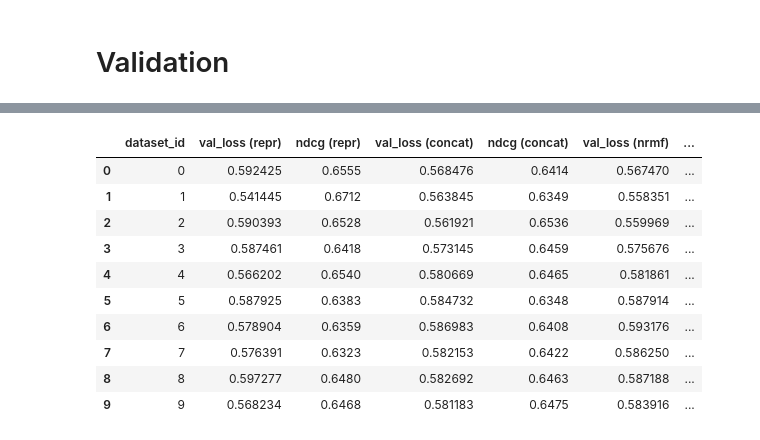
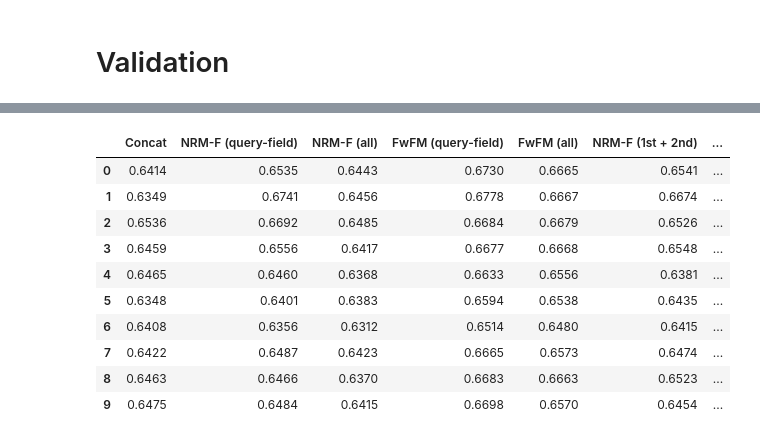
Before and after one commit to rejasupotaro/feature-interactions-in-document-ranking, a Jupyter notebook: notebooks/validation_cookpad.ipynb, the cells around one changed output, grey strips where cells are left out. Drawn from its saved outputs; the diff is of its cells as text; code cells hidden in the pictures.

```diff
--- a/notebooks/validation_cookpad.ipynb
+++ b/notebooks/validation_cookpad.ipynb
@@ -77,22 +33,34 @@ def validate(df, target, models, column_names=None):
 # %%
+results_dir = '../data/results'
+dataset = 'cookpad'
+
+def read_csv(model_name):
+    return pd.read_csv(
+        f'{results_dir}/{dataset}_{model_name}_results.csv',
+        usecols=['model', 'ndcg']
+    )
+
 dfs = []
-for model_name in ['repr', 'concat', 'nrmf', 'nrmf_all', 'fwfm', 'fwfm_all', 'nrmf_with_1st', 'fwfm_without_1st', 'fwfm_selected']:
+for model_name, display_name in zip(
+    ['concat', 'nrmf', 'nrmf_all', 'fwfm', 'fwfm_all', 'nrmf_with_1st', 'fwfm_without_1st', 'fwfm_selected'],
+    ['Concat', 'NRM-F (query-field)', 'NRM-F (all)', 'FwFM (query-field)', 'FwFM (all)', 'NRM-F (1st + 2nd)', 'FwFM (2nd)', 'FwFM (selected)'],
+):
     df = read_csv(model_name)
-    df.rename(columns={'ndcg': f'ndcg ({model_name})', 'val_loss': f'val_loss ({model_name})'}, inplace=True)
+    df.rename(columns={'ndcg': display_name}, inplace=True)
     df.drop(columns=['model'], inplace=True)
     dfs.append(df)
 
-df = reduce(lambda a, b: a.merge(b, on='dataset_id'), dfs)
+df = pd.concat(dfs, axis=1)
 df
 # %% [output]
-|  | dataset_id | val_loss (repr) | ndcg (repr) | val_loss (concat) | ndcg (concat) | val_loss (nrmf) | ... |
-| 0 | 0 | 0.592425 | 0.6555 | 0.568476 | 0.6414 | 0.567470 | ... |
-| 1 | 1 | 0.541445 | 0.6712 | 0.563845 | 0.6349 | 0.558351 | ... |
-| 2 | 2 | 0.590393 | 0.6528 | 0.561921 | 0.6536 | 0.559969 | ... |
-| 3 | 3 | 0.587461 | 0.6418 | 0.573145 | 0.6459 | 0.575676 | ... |
-| 4 | 4 | 0.566202 | 0.6540 | 0.580669 | 0.6465 | 0.581861 | ... |
-| 5 | 5 | 0.587925 | 0.6383 | 0.584732 | 0.6348 | 0.587914 | ... |
-| 6 | 6 | 0.578904 | 0.6359 | 0.586983 | 0.6408 | 0.593176 | ... |
-| 7 | 7 | 0.576391 | 0.6323 | 0.582153 | 0.6422 | 0.586250 | ... |
-| 8 | 8 | 0.597277 | 0.6480 | 0.582692 | 0.6463 | 0.587188 | ... |
-| 9 | 9 | 0.568234 | 0.6468 | 0.581183 | 0.6475 | 0.583916 | ... |
+|  | Concat | NRM-F (query-field) | NRM-F (all) | FwFM (query-field) | FwFM (all) | NRM-F (1st + 2nd) | ... |
+| 0 | 0.6414 | 0.6535 | 0.6443 | 0.6730 | 0.6665 | 0.6541 | ... |
+| 1 | 0.6349 | 0.6741 | 0.6456 | 0.6778 | 0.6667 | 0.6674 | ... |
+| 2 | 0.6536 | 0.6692 | 0.6485 | 0.6684 | 0.6679 | 0.6526 | ... |
+| 3 | 0.6459 | 0.6556 | 0.6417 | 0.6677 | 0.6668 | 0.6548 | ... |
+| 4 | 0.6465 | 0.6460 | 0.6368 | 0.6633 | 0.6556 | 0.6381 | ... |
+| 5 | 0.6348 | 0.6401 | 0.6383 | 0.6594 | 0.6538 | 0.6435 | ... |
+| 6 | 0.6408 | 0.6356 | 0.6312 | 0.6514 | 0.6480 | 0.6415 | ... |
+| 7 | 0.6422 | 0.6487 | 0.6423 | 0.6665 | 0.6573 | 0.6474 | ... |
+| 8 | 0.6463 | 0.6466 | 0.6370 | 0.6683 | 0.6663 | 0.6523 | ... |
+| 9 | 0.6475 | 0.6484 | 0.6415 | 0.6698 | 0.6570 | 0.6454 | ... |
```
Also changed, not shown: parts of 14 cells of this notebook.
